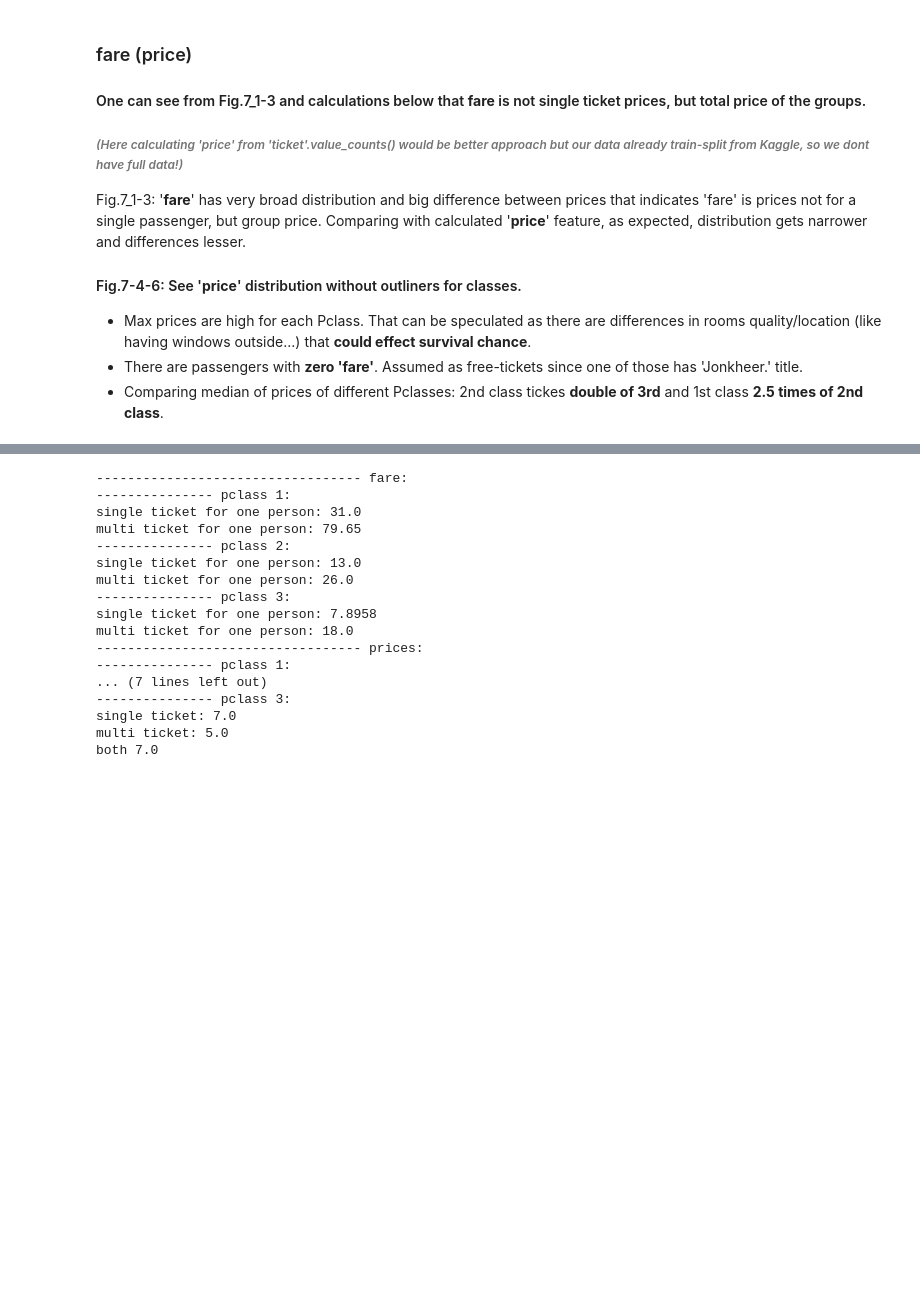
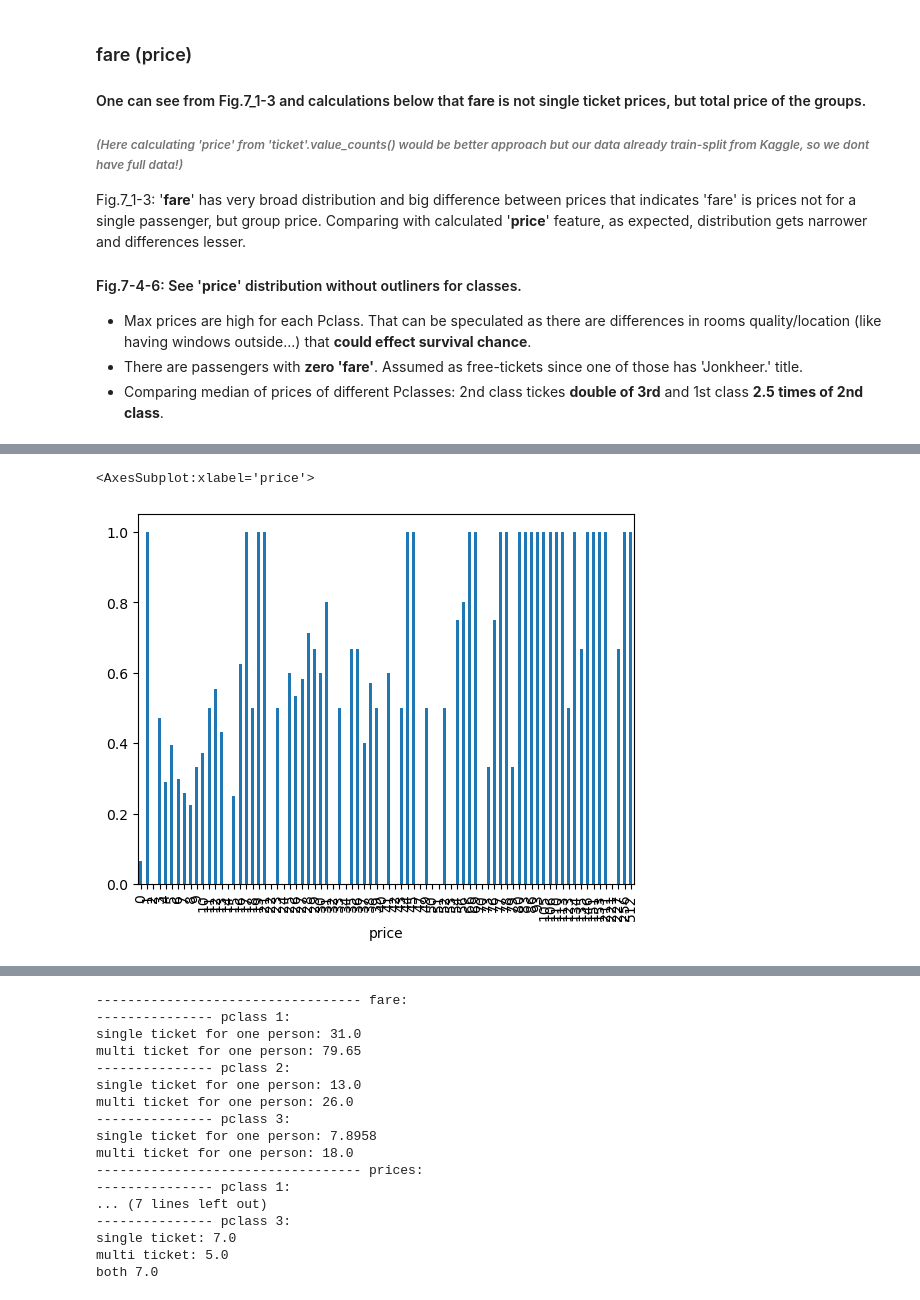
Before and after one commit to elendarn/titanic_ml, a Jupyter notebook: titanic_ml.ipynb, the cells around one changed output, grey strips where cells are left out. Saved outputs shown, nothing was run; the diff lists cells and outputs as text; code cells hidden in the pictures; blank space fills up the shorter version.

```diff
--- a/titanic_ml.ipynb
+++ b/titanic_ml.ipynb
@@ -310,0 +314,5 @@ plt.show()
+# %%
+main_df.groupby('price')['survived'].mean().plot.bar()
+# %% [output]
+<AxesSubplot:xlabel='price'>
+[figure, added]
```
Also changed, not shown: parts of 68 cells of this notebook, 1 other file.
